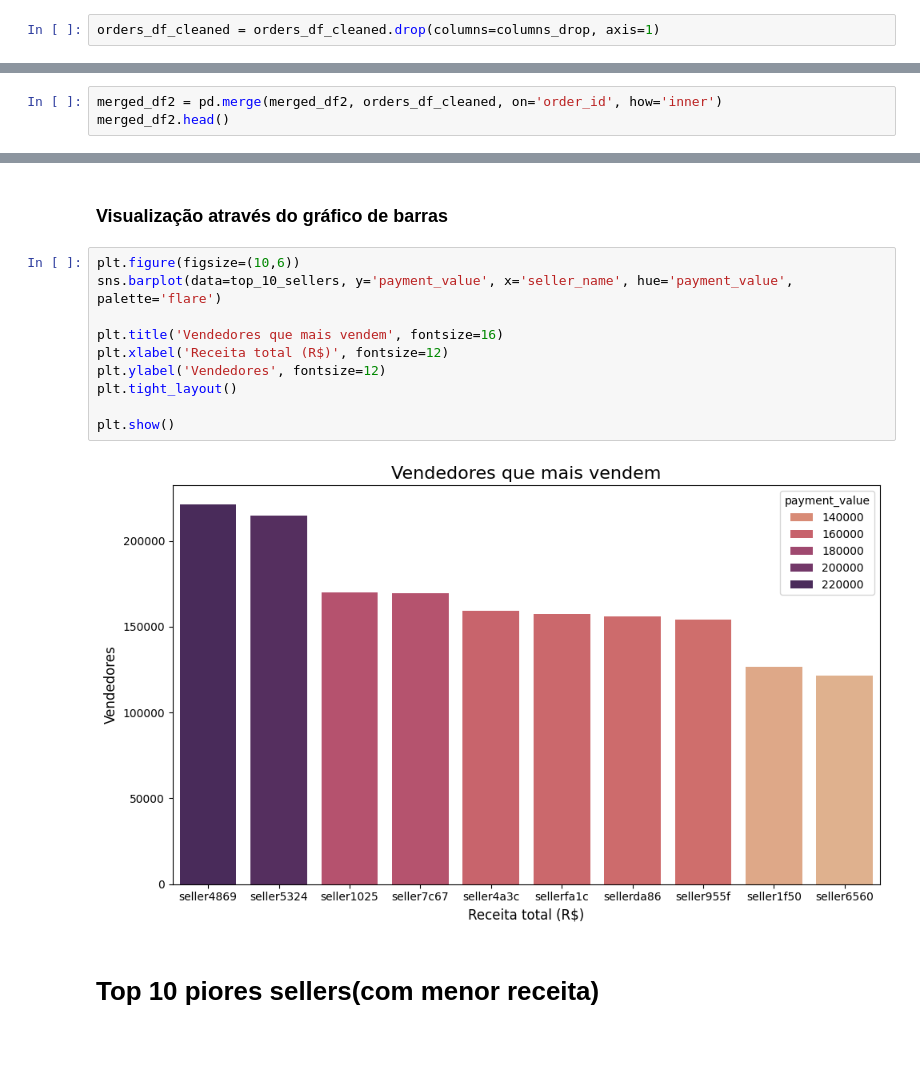
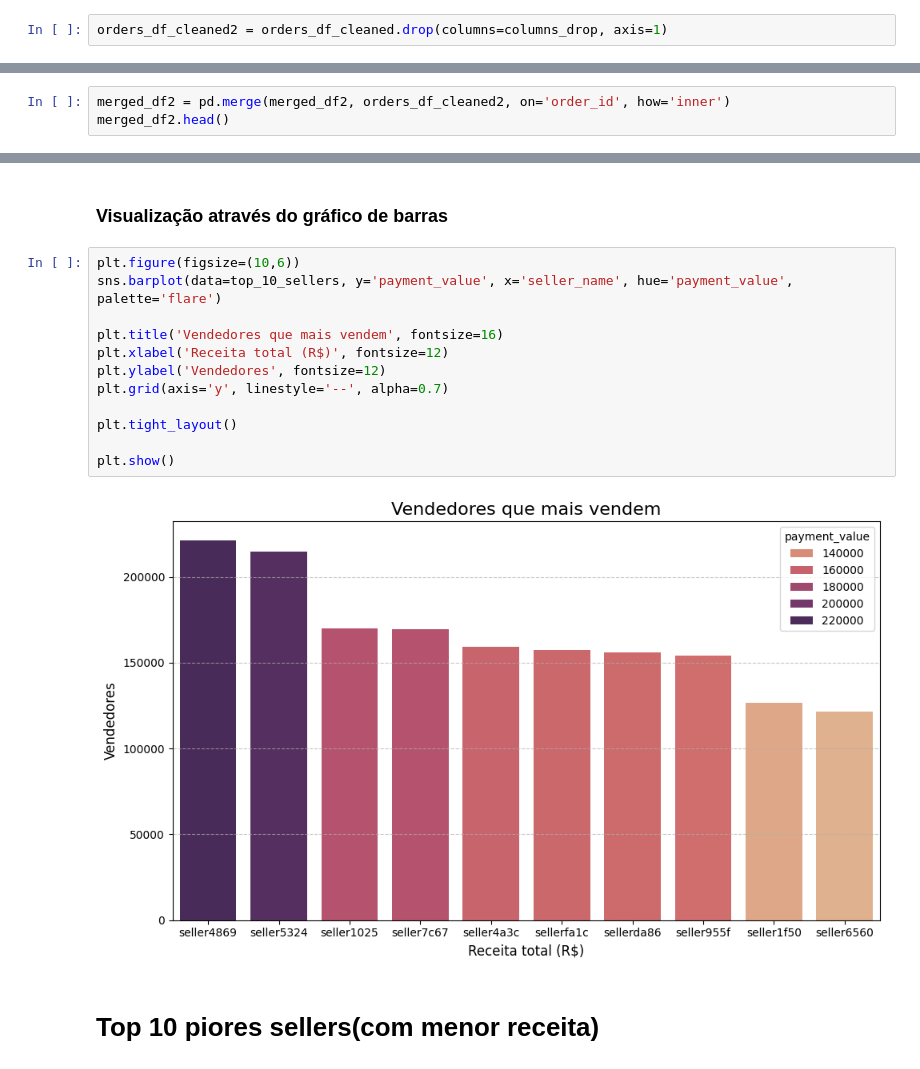
Before and after one commit to matsa0/desafio-sprint02-data-analysis, a Jupyter notebook: analise_exploratoria/analise_exploratoria.ipynb, the cells around one changed output, grey strips where cells are left out. Drawn from its saved outputs; the diff is of its cells as text.

```diff
--- a/analise_exploratoria/analise_exploratoria.ipynb
+++ b/analise_exploratoria/analise_exploratoria.ipynb
@@ -742,5 +744,5 @@ orders_df_cleaned.head()
 # %%
 columns_drop = orders_df_cleaned.columns[[1,2,3]]
 # %%
-orders_df_cleaned = orders_df_cleaned.drop(columns=columns_drop, axis=1)
+orders_df_cleaned2 = orders_df_cleaned.drop(columns=columns_drop, axis=1)
 # %%
@@ -769,7 +771,7 @@ merged_df2.head()
 # %% [markdown]
 Merge com orders
 # %%
-merged_df2 = pd.merge(merged_df2, orders_df_cleaned, on='order_id', how='inner')
+merged_df2 = pd.merge(merged_df2, orders_df_cleaned2, on='order_id', how='inner')
 merged_df2.head()
 # %% [output]
 |  | seller_id | order_id | order_item_id | product_id |
@@ -886,15 +888,17 @@ bottom_10_sellers = df_category_seller_payment.tail(10)
 # %%
 plt.figure(figsize=(10,6))
 sns.barplot(data=top_10_sellers, y='payment_value', x='seller_name', hue='payment_value', palette='flare')
 
 plt.title('Vendedores que mais vendem', fontsize=16)
 plt.xlabel('Receita total (R$)', fontsize=12)
 plt.ylabel('Vendedores', fontsize=12)
+plt.grid(axis='y', linestyle='--', alpha=0.7)
+
 plt.tight_layout()
 
 plt.show()
 # %% [output]
-[figure, old version]
+[figure, new version]
 # %% [markdown]
 # Top 10 piores sellers(com menor receita)
 # %% [markdown]
```
Also changed, not shown: parts of 76 cells of this notebook.
